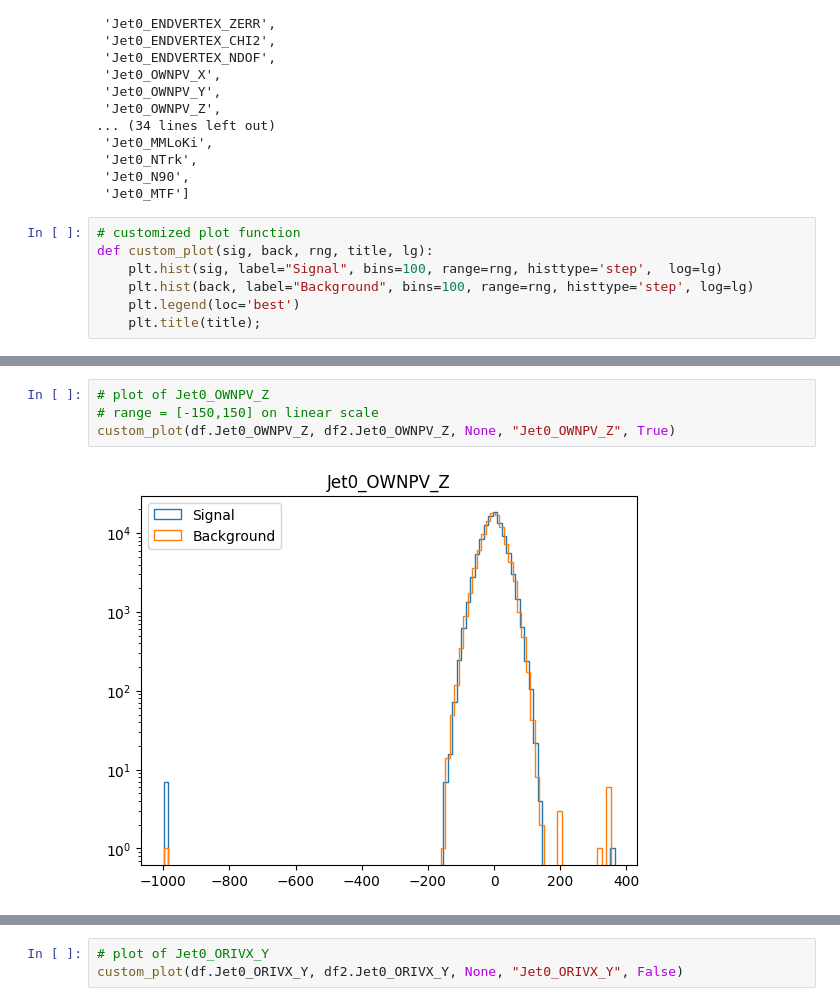
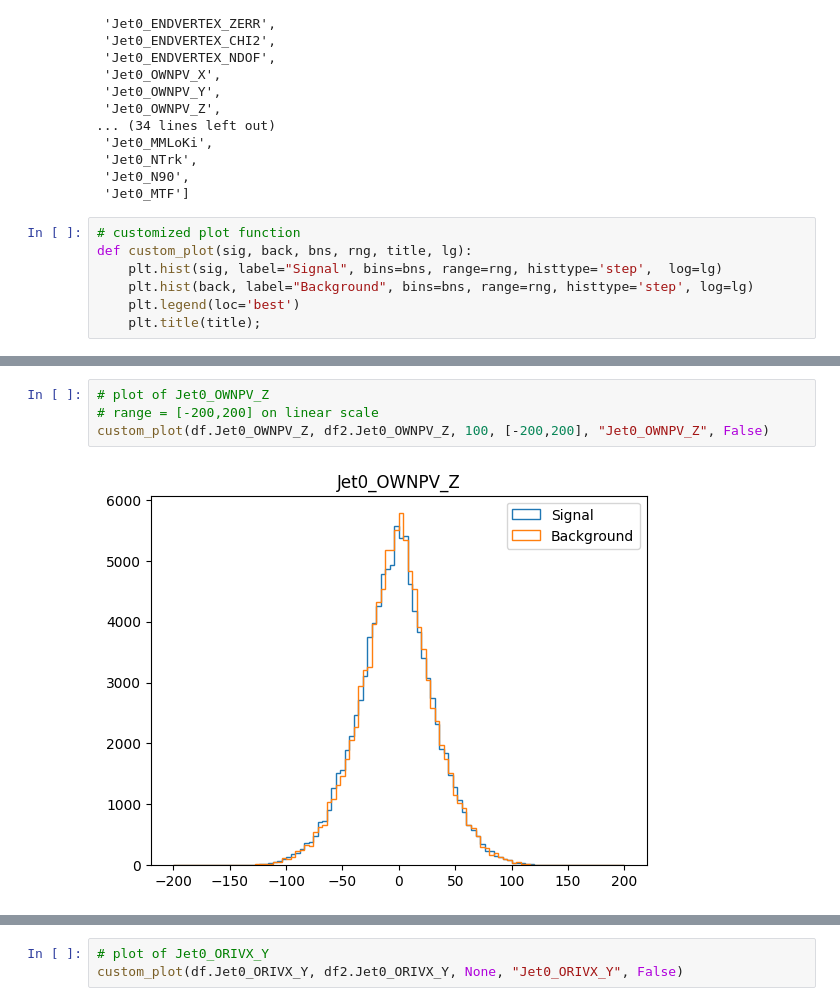
Before and after one commit to gpesticci/Jet-GNN, a Jupyter notebook: jetgnn.ipynb, the cells around one changed output, grey strips where cells are left out. Saved outputs shown, nothing was run; the diff lists cells and outputs as text.

```diff
--- a/jetgnn.ipynb
+++ b/jetgnn.ipynb
@@ -51,9 +51,9 @@ list(df.columns[:50])
  'Jet0_MTF']
 # %%
 # customized plot function
-def custom_plot(sig, back, rng, title, lg):
-    plt.hist(sig, label="Signal", bins=100, range=rng, histtype='step',  log=lg)
-    plt.hist(back, label="Background", bins=100, range=rng, histtype='step', log=lg)
+def custom_plot(sig, back, bns, rng, title, lg):
+    plt.hist(sig, label="Signal", bins=bns, range=rng, histtype='step',  log=lg)
+    plt.hist(back, label="Background", bins=bns, range=rng, histtype='step', log=lg)
     plt.legend(loc='best')
     plt.title(title);
 # %%
@@ -105,9 +105,9 @@ custom_plot(df.Jet0_OWNPV_Y, df2.Jet0_OWNPV_Y, [-0.3,0], "Jet0_OWNPV_Y", False)
 [figure]
 # %%
 # plot of Jet0_OWNPV_Z
-# range = [-150,150] on linear scale
-custom_plot(df.Jet0_OWNPV_Z, df2.Jet0_OWNPV_Z, None, "Jet0_OWNPV_Z", True)
+# range = [-200,200] on linear scale
+custom_plot(df.Jet0_OWNPV_Z, df2.Jet0_OWNPV_Z, 100, [-200,200], "Jet0_OWNPV_Z", False)
 # %% [output]
-[figure, old version]
+[figure, new version]
 # %%
 # plot of Jet0_IP_OWNPV
```
Also changed, not shown: parts of 15 cells of this notebook.
